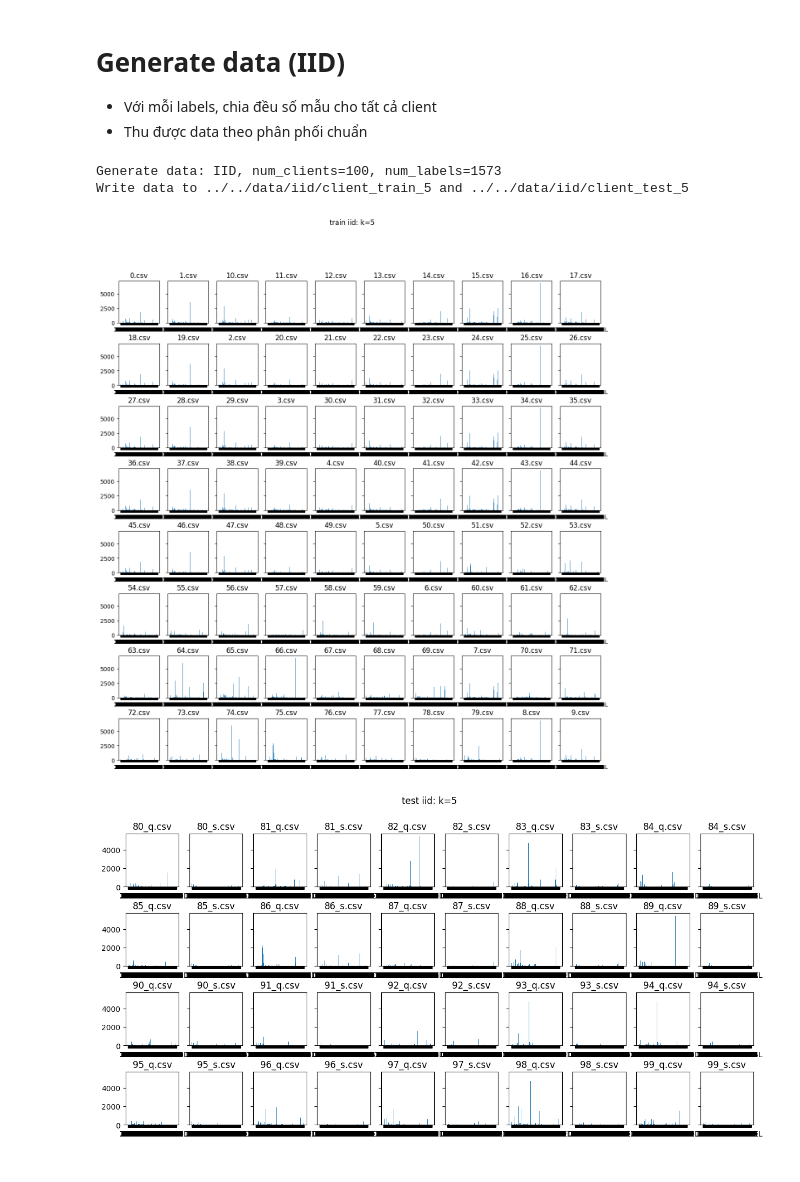
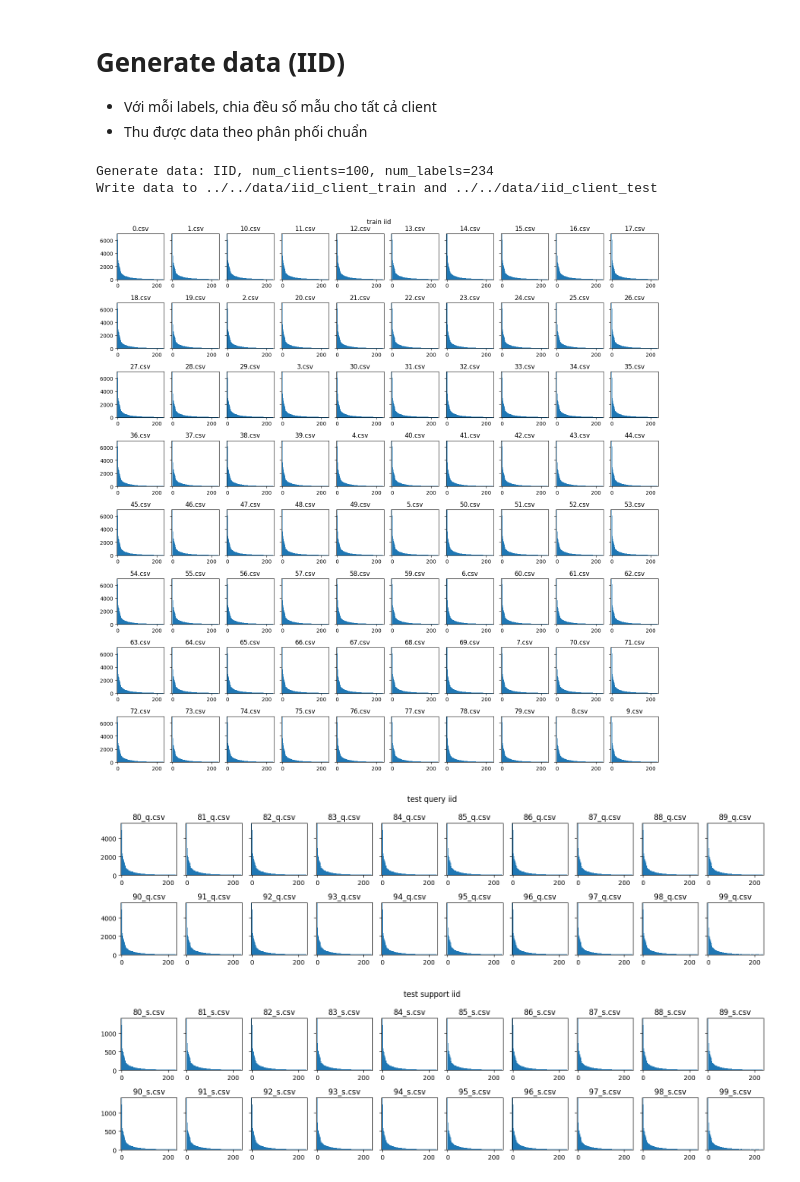
Before and after one commit to IrisStream/Xmoji, a Jupyter notebook: src/data_processing/generator.ipynb, the cells around one changed output. Cells and saved outputs as stored; diff of their text form; code cells hidden in the pictures.

```diff
--- a/src/data_processing/generator.ipynb
+++ b/src/data_processing/generator.ipynb
@@ -125,15 +80,20 @@ TypeError: the dtypes of parameters x (object) and width (float64) are incompati
 
 - Với mỗi labels, chia đều số mẫu cho tất cả client
 - Thu được data theo phân phối chuẩn
-# %%
-from generator import iid_gen
-iid_gen()
-# %% [output]
-Generate data: IID, num_clients=100, num_labels=1573
-Write data to ../../data/iid/client_train_5 and ../../data/iid/client_test_5
-# %%
-from generator import vis_dis_client
-vis_dis_client('../../data', "iid", 5, 1573)
-# %% [output]
-[figure, removed]
-[figure, removed]
+# %%
+from generator import data_generator
+from settings import strategies, Data
+
+data_generator(output_data_path=Data.get_data_path(), strategy=strategies.IID)
+# %% [output]
+Generate data: IID, num_clients=100, num_labels=234
+Write data to ../../data/iid_client_train and ../../data/iid_client_test
+# %%
+from generator import vis_dis_client
+from settings import strategies, Data
+
+vis_dis_client(Data.get_data_path(), strategy=strategies.IID)
+# %% [output]
+[figure, added]
+[figure, added]
+[figure, added]
```
Also changed, not shown: parts of 13 cells of this notebook, 5 other files.
